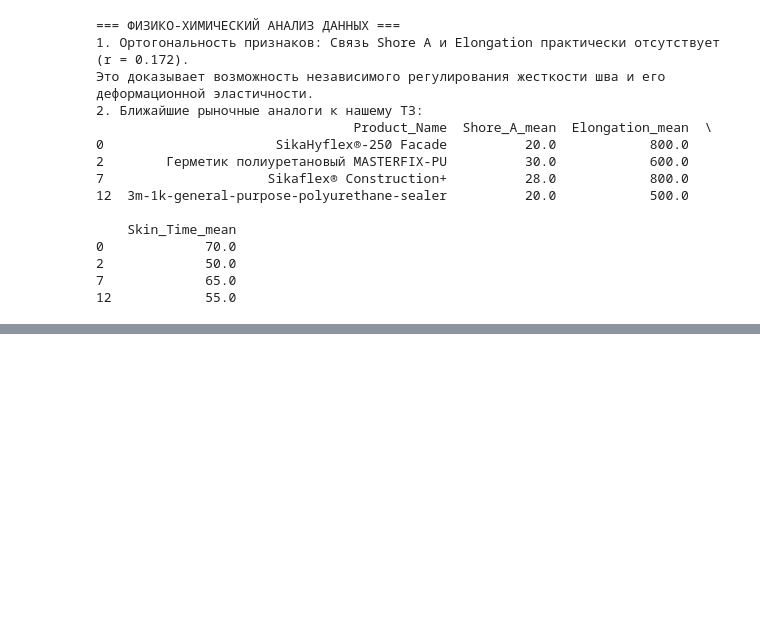
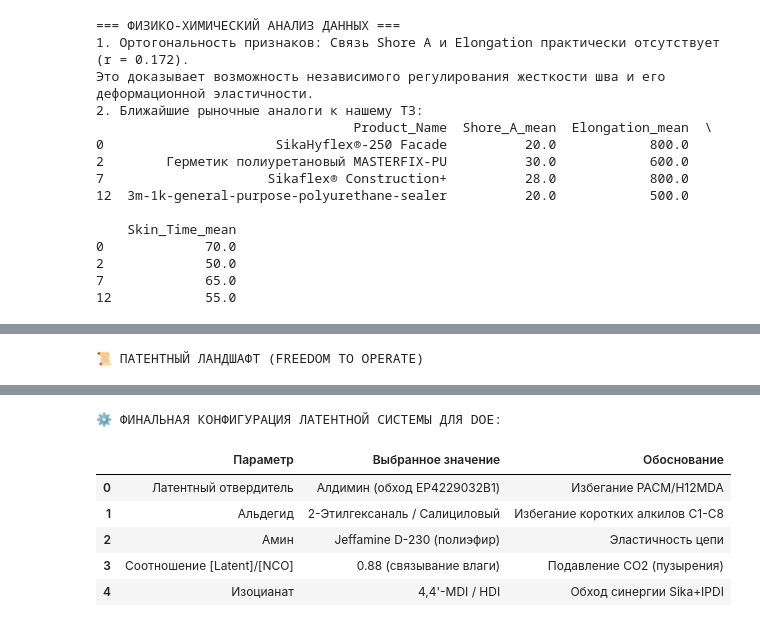
Before and after one commit to czeberyak/elastomeric_1k_pu, a Jupyter notebook: notebooks/01_data_exploration.ipynb, the cells around one changed output, grey strips where cells are left out. Drawn from its saved outputs; the diff is of its cells as text; code cells hidden in the pictures; blank space fills up the shorter version.

```diff
--- a/notebooks/01_data_exploration.ipynb
+++ b/notebooks/01_data_exploration.ipynb
@@ -330,0 +528,31 @@ print(doe_df[['Run_ID', 'NCO_free_pct', 'Plasticizer_wt_pct', 'Filler_wt_pct', '
+# %%
+import pandas as pd
+from IPython.display import display, HTML
+
+# Загружаем FTO-отчет, сгенерированный patent_analyzer.py
+fto_df = pd.read_excel('../reports/patent_landscape_analyzed.xlsx', sheet_name='FTO_RND_Analysis')
+
+# Стилизуем вывод для R&D отчета
+def color_risk(val):
+    colors = {'High': 'background-color: #ffcccc; color: #990000; font-weight: bold',
+              'Medium': 'background-color: #fff2cc; color: #996600; font-weight: bold',
+              'Low': 'background-color: #d9ead3; color: #006600; font-weight: bold'}
+    return colors.get(val, '')
+
+print("📜 ПАТЕНТНЫЙ ЛАНДШАФТ (FREEDOM TO OPERATE)")
+
+# ИСПРАВЛЕНИЕ: applymap заменен на map
+display(
+    fto_df[['Patent_Number', 'Assignee', 'Infringement_Risk_Level', 'FTO_Workaround_Strategy']]\
+    .style.map(color_risk, subset=['Infringement_Risk_Level'])
+)
+
+print("\n⚙️ ФИНАЛЬНАЯ КОНФИГУРАЦИЯ ЛАТЕНТНОЙ СИСТЕМЫ ДЛЯ DOE:")
+config_data = {
+    "Параметр": ["Латентный отвердитель", "Альдегид", "Амин", "Соотношение [Latent]/[NCO]", "Изоцианат"],
+    "Выбранное значение": ["Алдимин (обход EP4229032B1)", "2-Этилгексаналь / Салициловый", "Jeffamine D-230 (полиэфир)", "0.88 (связывание влаги)", "4,4'-MDI / HDI"],
+    "Обоснование": ["Избегание PACM/H12MDA", "Избегание коротких алкилов C1-C8", "Эластичность цепи", "Подавление CO2 (пузырения)", "Обход синергии Sika+IPDI"]
+}
+display(pd.DataFrame(config_data).style.set_properties(**{'text-align': 'left'}))
+# %% [output]
+📜 ПАТЕНТНЫЙ ЛАНДШАФТ (FREEDOM TO OPERATE)
@@ -330,0 +563,7 @@ print(doe_df[['Run_ID', 'NCO_free_pct', 'Plasticizer_wt_pct', 'Filler_wt_pct', '
+⚙️ ФИНАЛЬНАЯ КОНФИГУРАЦИЯ ЛАТЕНТНОЙ СИСТЕМЫ ДЛЯ DOE:
+|  | Параметр | Выбранное значение | Обоснование |
+| 0 | Латентный отвердитель | Алдимин (обход EP4229032B1) | Избегание PACM/H12MDA |
+| 1 | Альдегид | 2-Этилгексаналь / Салициловый | Избегание коротких алкилов C1-C8 |
+| 2 | Амин | Jeffamine D-230 (полиэфир) | Эластичность цепи |
+| 3 | Соотношение [Latent]/[NCO] | 0.88 (связывание влаги) | Подавление CO2 (пузырения) |
+| 4 | Изоцианат | 4,4'-MDI / HDI | Обход синергии Sika+IPDI |
```
Also changed, not shown: parts of 17 cells of this notebook, 4 other files.
